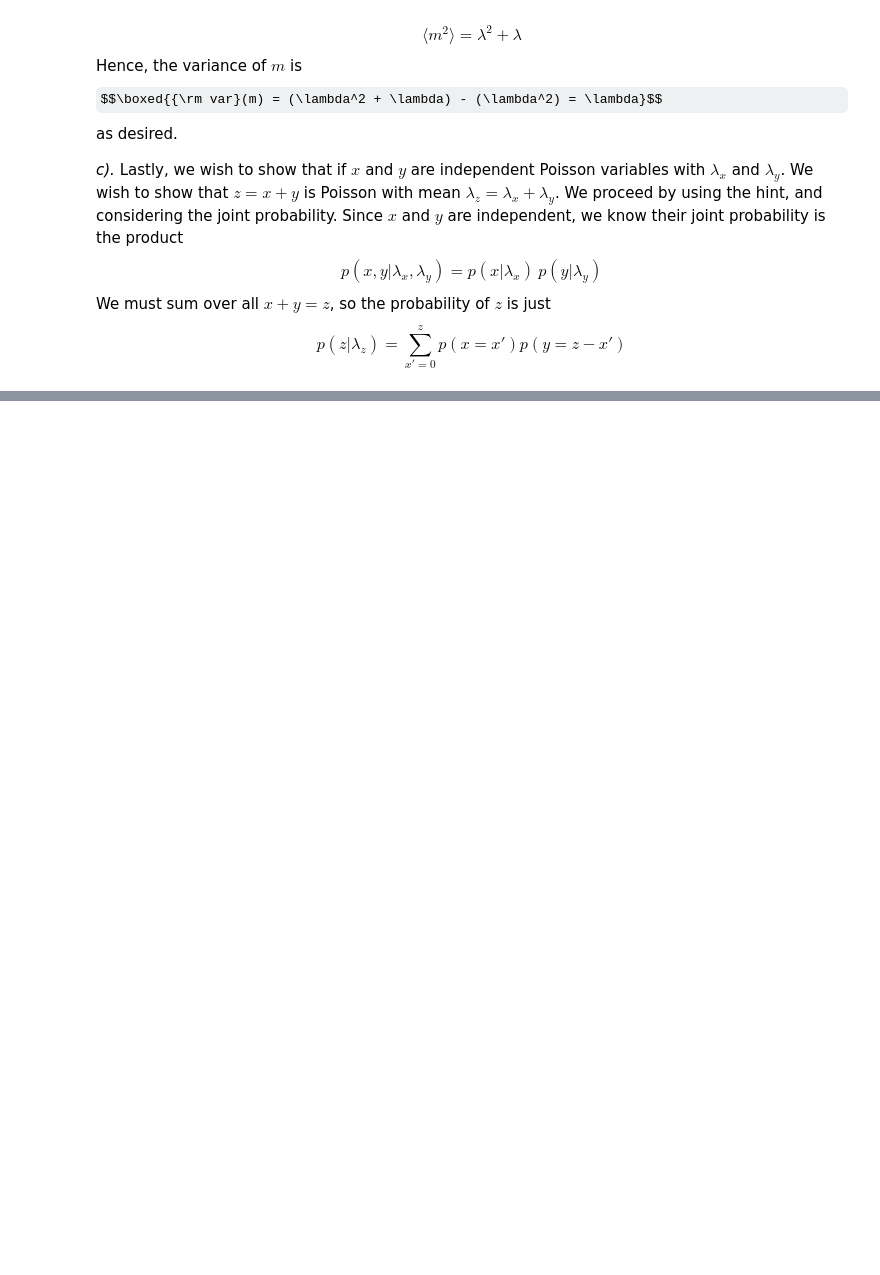
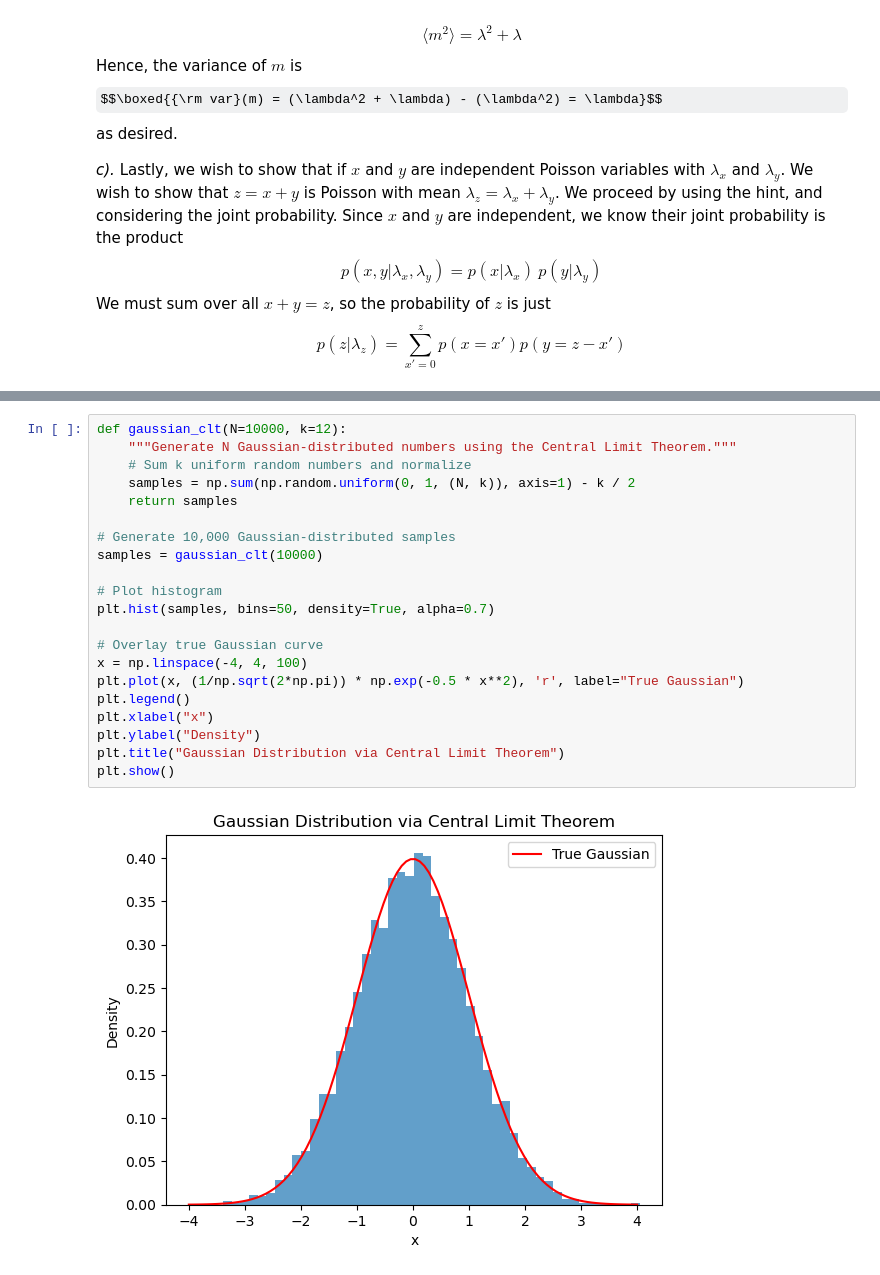
Before and after one commit to aidanwmw/PHYS403, a Jupyter notebook: homework/hw3.ipynb, the cells around one changed output, grey strips where cells are left out. Drawn from its saved outputs; the diff is of its cells as text; some formulas as TeX source; blank space fills up the shorter version.

```diff
--- a/homework/hw3.ipynb
+++ b/homework/hw3.ipynb
@@ -68,0 +98,23 @@ $$p(z|\lambda_z) = \sum_{x'=0}^z p(x=x')p(y=z-x')$$
+# %%
+def gaussian_clt(N=10000, k=12):
+    """Generate N Gaussian-distributed numbers using the Central Limit Theorem."""
+    # Sum k uniform random numbers and normalize
+    samples = np.sum(np.random.uniform(0, 1, (N, k)), axis=1) - k / 2
+    return samples
+
+# Generate 10,000 Gaussian-distributed samples
+samples = gaussian_clt(10000)
+
+# Plot histogram
+plt.hist(samples, bins=50, density=True, alpha=0.7)
+
+# Overlay true Gaussian curve
+x = np.linspace(-4, 4, 100)
+plt.plot(x, (1/np.sqrt(2*np.pi)) * np.exp(-0.5 * x**2), 'r', label="True Gaussian")
+plt.legend()
+plt.xlabel("x")
+plt.ylabel("Density")
+plt.title("Gaussian Distribution via Central Limit Theorem")
+plt.show()
+# %% [output]
+[figure, added]
```
Also changed, not shown: parts of 20 cells of this notebook.
